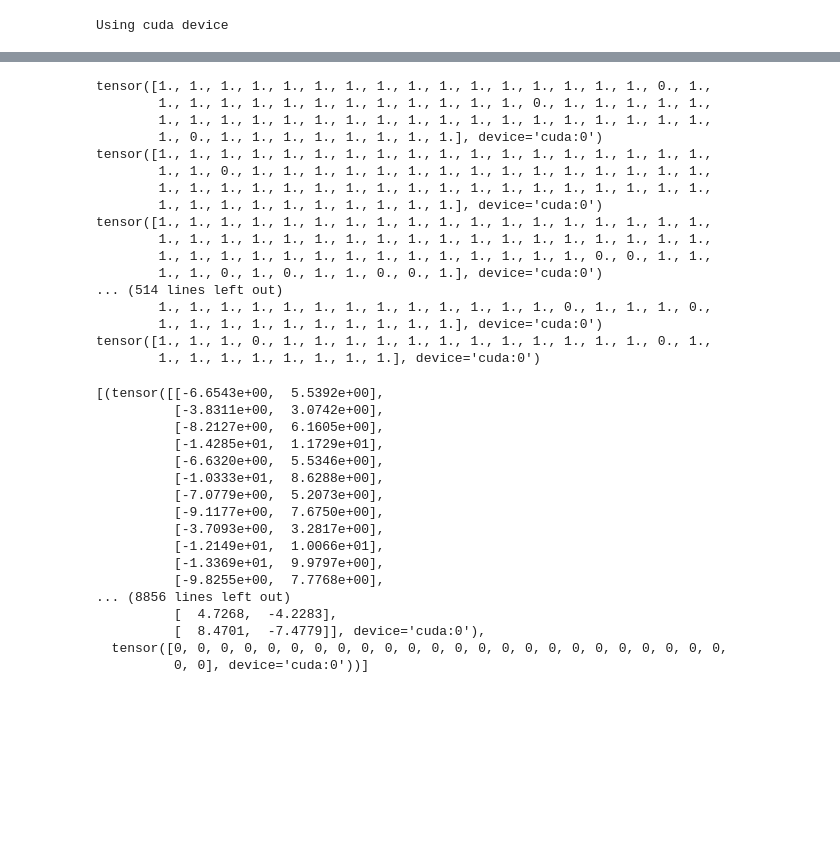
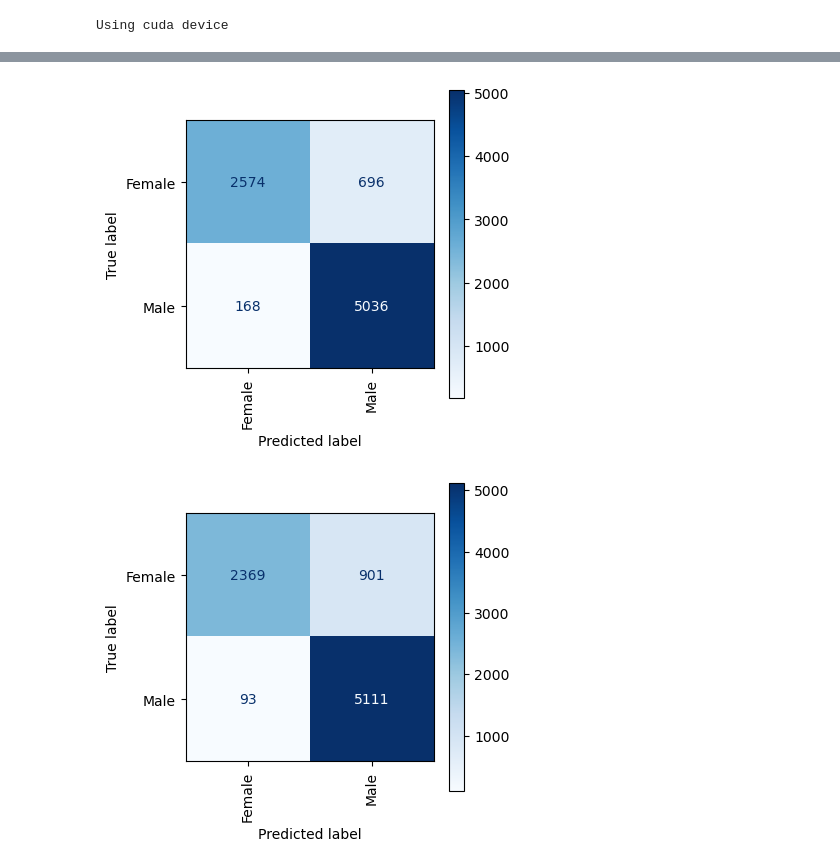
Before and after one commit to mikylab/all-ears, a Jupyter notebook: gendered-ears.ipynb, the cells around one changed output, grey strips where cells are left out. Drawn from its saved outputs; the diff is of its cells as text; code cells hidden in the pictures; blank space fills up the shorter version.

```diff
--- a/gendered-ears.ipynb
+++ b/gendered-ears.ipynb
@@ -351,48 +412,0 @@ plt.legend();
-# %%
-test_iter = data.get_dataloader(train=False)
-predictions = []
-for batch_X, batch_y in test_iter :
-    batch_X, batch_y = batch_X.to(device), batch_y.to(device)
-    with torch.no_grad():
-        preds = baseline_model(batch_X)
-        predictions.append((preds,batch_y))
-        print(accuracy(preds, batch_y, averaged=False))
-# %% [output]
-tensor([1., 1., 1., 1., 1., 1., 1., 1., 1., 1., 1., 1., 1., 1., 1., 1., 0., 1.,
-        1., 1., 1., 1., 1., 1., 1., 1., 1., 1., 1., 1., 0., 1., 1., 1., 1., 1.,
-        1., 1., 1., 1., 1., 1., 1., 1., 1., 1., 1., 1., 1., 1., 1., 1., 1., 1.,
-        1., 0., 1., 1., 1., 1., 1., 1., 1., 1.], device='cuda:0')
-tensor([1., 1., 1., 1., 1., 1., 1., 1., 1., 1., 1., 1., 1., 1., 1., 1., 1., 1.,
-        1., 1., 0., 1., 1., 1., 1., 1., 1., 1., 1., 1., 1., 1., 1., 1., 1., 1.,
-        1., 1., 1., 1., 1., 1., 1., 1., 1., 1., 1., 1., 1., 1., 1., 1., 1., 1.,
-        1., 1., 1., 1., 1., 1., 1., 1., 1., 1.], device='cuda:0')
-tensor([1., 1., 1., 1., 1., 1., 1., 1., 1., 1., 1., 1., 1., 1., 1., 1., 1., 1.,
-        1., 1., 1., 1., 1., 1., 1., 1., 1., 1., 1., 1., 1., 1., 1., 1., 1., 1.,
-        1., 1., 1., 1., 1., 1., 1., 1., 1., 1., 1., 1., 1., 1., 0., 0., 1., 1.,
-        1., 1., 0., 1., 0., 1., 1., 0., 0., 1.], device='cuda:0')
-... (514 lines left out)
-        1., 1., 1., 1., 1., 1., 1., 1., 1., 1., 1., 1., 1., 0., 1., 1., 1., 0.,
-        1., 1., 1., 1., 1., 1., 1., 1., 1., 1.], device='cuda:0')
-tensor([1., 1., 1., 0., 1., 1., 1., 1., 1., 1., 1., 1., 1., 1., 1., 1., 0., 1.,
-        1., 1., 1., 1., 1., 1., 1., 1.], device='cuda:0')
-# %%
-predictions#[0].to("cpu")
-#permute(0, 2, 3, 1)
-# %% [output]
-[(tensor([[-6.6543e+00,  5.5392e+00],
-          [-3.8311e+00,  3.0742e+00],
-          [-8.2127e+00,  6.1605e+00],
-          [-1.4285e+01,  1.1729e+01],
-          [-6.6320e+00,  5.5346e+00],
-          [-1.0333e+01,  8.6288e+00],
-          [-7.0779e+00,  5.2073e+00],
-          [-9.1177e+00,  7.6750e+00],
-          [-3.7093e+00,  3.2817e+00],
-          [-1.2149e+01,  1.0066e+01],
-          [-1.3369e+01,  9.9797e+00],
-          [-9.8255e+00,  7.7768e+00],
-... (8856 lines left out)
-          [  4.7268,  -4.2283],
-          [  8.4701,  -7.4779]], device='cuda:0'),
-  tensor([0, 0, 0, 0, 0, 0, 0, 0, 0, 0, 0, 0, 0, 0, 0, 0, 0, 0, 0, 0, 0, 0, 0, 0,
-          0, 0], device='cuda:0'))]
@@ -405,0 +413,32 @@ def accuracy(Y_hat, Y, averaged=True):
+# %%
+from sklearn.metrics import confusion_matrix, ConfusionMatrixDisplay
+
+def confusionMatrix (data, model):
+    test_iter = data.get_dataloader(train=False)
+    predictions = []
+    ys = []
+
+    for batch_X, batch_y in test_iter:
+        batch_X, batch_y = batch_X.to(device), batch_y.to(device)
+        with torch.no_grad():
+            preds = model(batch_X)
+            y_pred = preds.argmax(dim=1)
+            predictions.append(y_pred.cpu().numpy())
+            ys.append(batch_y.cpu().numpy())
+
+    flat_predictions = np.concatenate(predictions)
+    flat_ys = np.concatenate(ys)
+
+
+    matrix = confusion_matrix(flat_ys, flat_predictions)
+    disp = ConfusionMatrixDisplay(confusion_matrix=matrix, display_labels=["Female", "Male"])
+    fig, ax = plt.subplots(figsize=(4, 4))
+    disp.plot(ax=ax, include_values=True, cmap=plt.cm.Blues, xticks_rotation="vertical");
+# %%
+confusionMatrix(data, baseline_model)
+# %% [output]
+[figure, added]
+# %%
+confusionMatrix(data, model)
+# %% [output]
+[figure, added]
```
Also changed, not shown: parts of 32 cells of this notebook.
